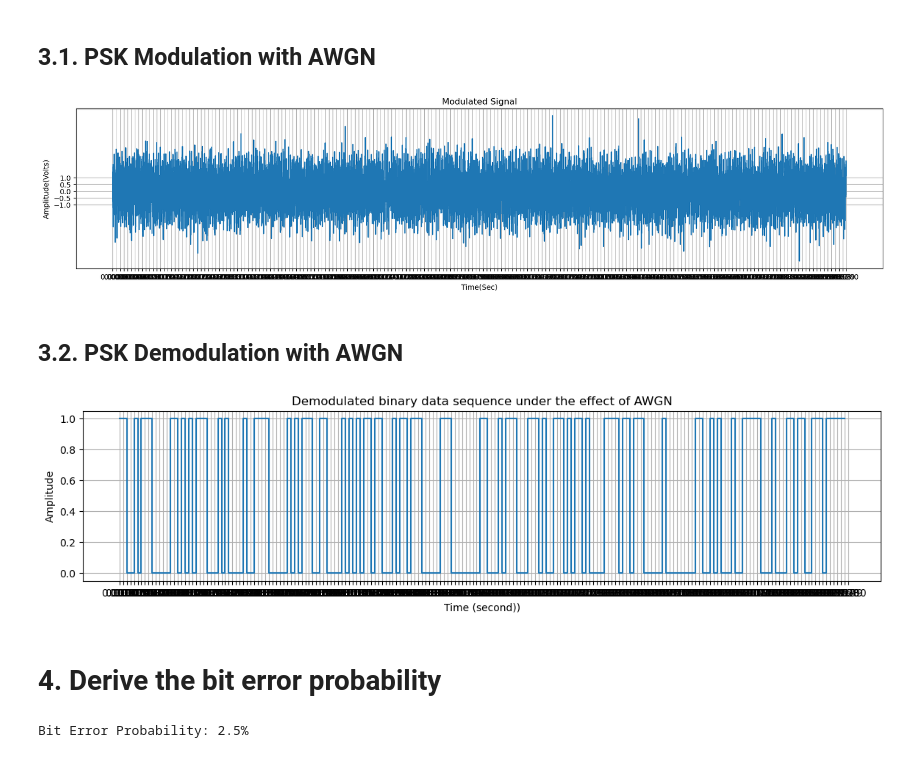
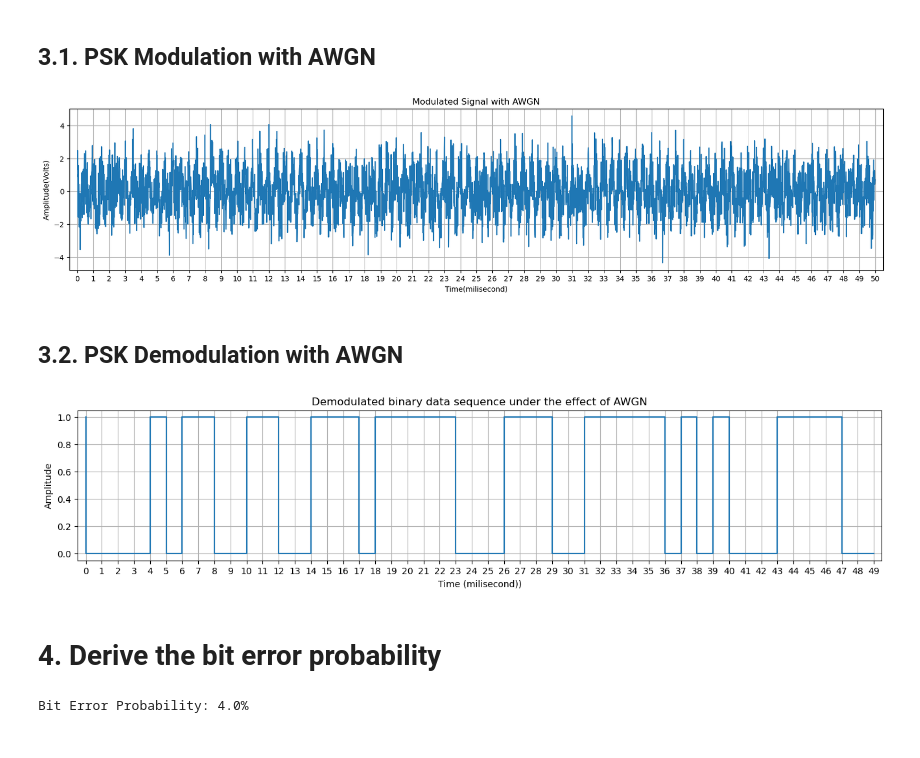
Before and after one commit to nguyen-tuan-hiep/Introduction-to-Communication-Engineering, a Jupyter notebook: psk.ipynb, the cells around one changed output. Cells and saved outputs as stored; diff of their text form; code cells hidden in the pictures.

```diff
--- a/psk.ipynb
+++ b/psk.ipynb
@@ -7,9 +7,9 @@ import matplotlib.pyplot as plt
 # %% [markdown]
 # Initialize the parameters
 # %%
-x = np.random.randint(2, size = 200)   # Binary information as stream of bits (binary signal 0 or 1)
+x = np.random.randint(2, size = 50)   # Binary information as stream of bits (binary signal 0 or 1)
 n = len(x)          # Number of bits
-Tb = 0.0001;        # Data rate = 1MHz i.e., bit period (second)
+Tb = 0.001;         # Data rate/bit period (second)
 nb = 100;           # Number of samples per bit
 br = 1/Tb;          # Bit rate  (Hz)
 f = 2*br            # Carrier frequency (Hz) (>= 2*br)
@@ -119,38 +122,40 @@ plt.grid(True)
 # add Gaussian noise with zero mean and variance N0/2 to the transmitted waveform
 mean = 0
 standard_deviation = 1
-noise = np.random.normal(mean, standard_deviation, mod.shape[0])
+noise = np.random.normal(mean, standard_deviation, len(mod))
 mod_noise = mod + noise
 
 # plot the modulated signal with AWGN
 plt.figure(figsize=(20,4))
-plt.plot(t,mod_noise)
-plt.xlabel('Time(Sec)')
+plt.plot(1000*t,mod_noise)
+plt.xlabel('Time(milisecond)')
 plt.ylabel('Amplitude(Volts)')
-plt.xticks(np.arange(0,Tb*n+Tb,Tb))
-plt.yticks(np.arange(-1,1.5,0.5))
+plt.xticks(1000*np.arange(0,Tb*n+Tb,Tb))
+# plt.yticks(np.arange(-1,1.5,0.5))
 plt.grid(True)
-plt.title('Modulated Signal')
+plt.title('Modulated Signal with AWGN')
+plt.margins(x=0.01, y=0.05)
 plt.show()
 # %% [output]
-[figure, old version]
+[figure, new version]
 # %% [markdown]
 ## 3.2. PSK Demodulation with AWGN
 # %%
 # demodulate the signal with AWGN
 demod_noise = demodulate(mod_noise, c1, c2, nb)
 
 # plot the demodulated binary data sequence under the effect of AWGN
-plt.figure(figsize = (14, 3))
+plt.figure(figsize = (16, 3))
 plt.title('Demodulated binary data sequence under the effect of AWGN')
-plt.xticks(np.arange(0,Tb*n+Tb,Tb))
-plt.xlabel('Time (second))')
+plt.xticks(1000*np.arange(0,Tb*n,Tb))
+plt.xlabel('Time (milisecond))')
 plt.ylabel('Amplitude')
-plt.step(np.arange(0,Tb*n,Tb), demod_noise)
+plt.step(1000*np.arange(0,Tb*n,Tb), demod_noise)
 plt.grid(True)
+plt.margins(x=0.01, y=0.05)
 plt.show()
 # %% [output]
-[figure, old version]
+[figure, new version]
 # %% [markdown]
 # 4. Derive the bit error probability
 # %%
@@ -158,4 +163,4 @@ error_bits = np.count_nonzero(demod_noise - x)
 Pb = error_bits / len(x) * 100
 print(f"Bit Error Probability: {Pb}%")
 # %% [output]
-Bit Error Probability: 2.5%
+Bit Error Probability: 4.0%
```
Also changed, not shown: parts of 4 cells of this notebook, 6 other files.
